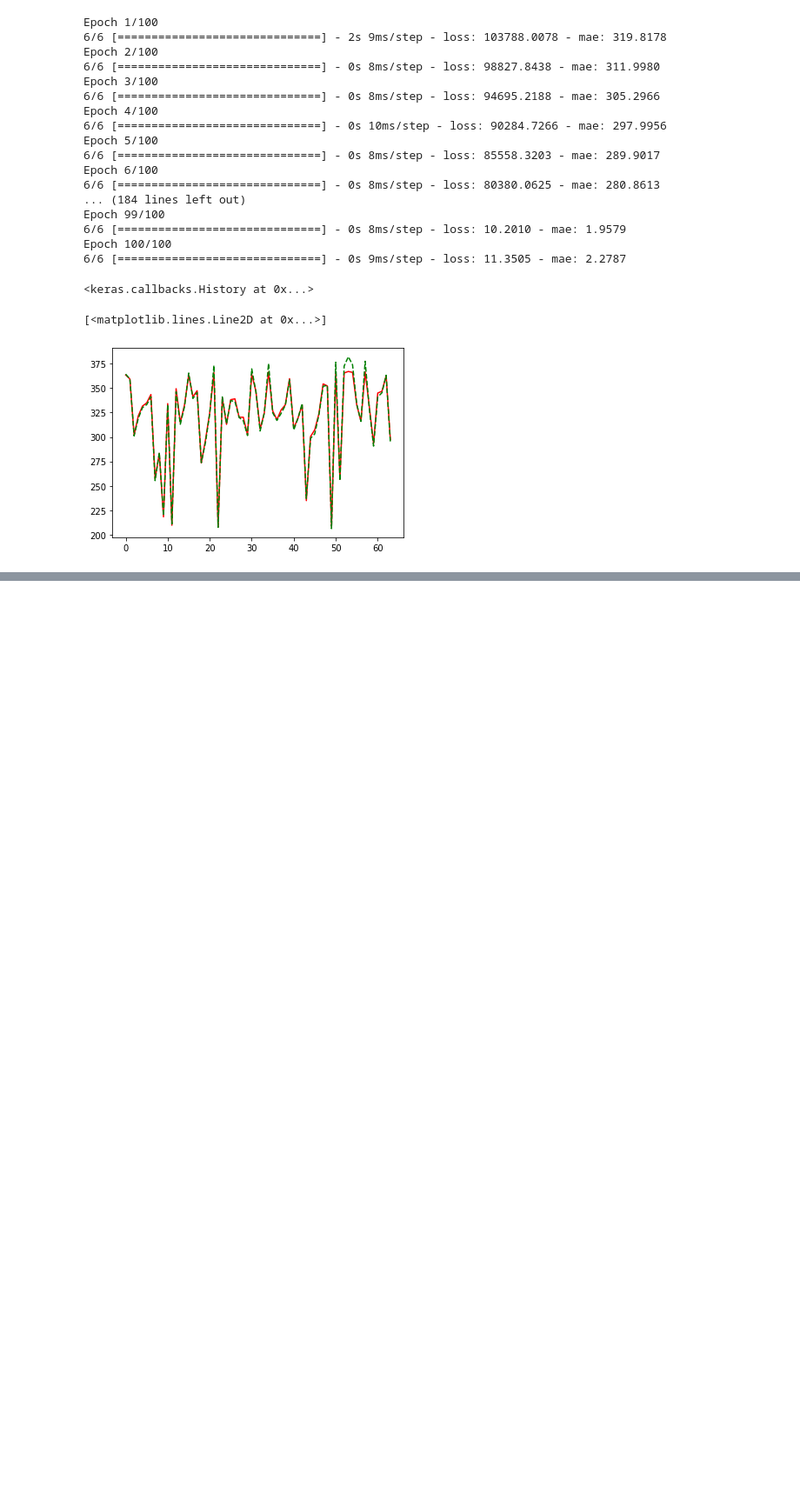
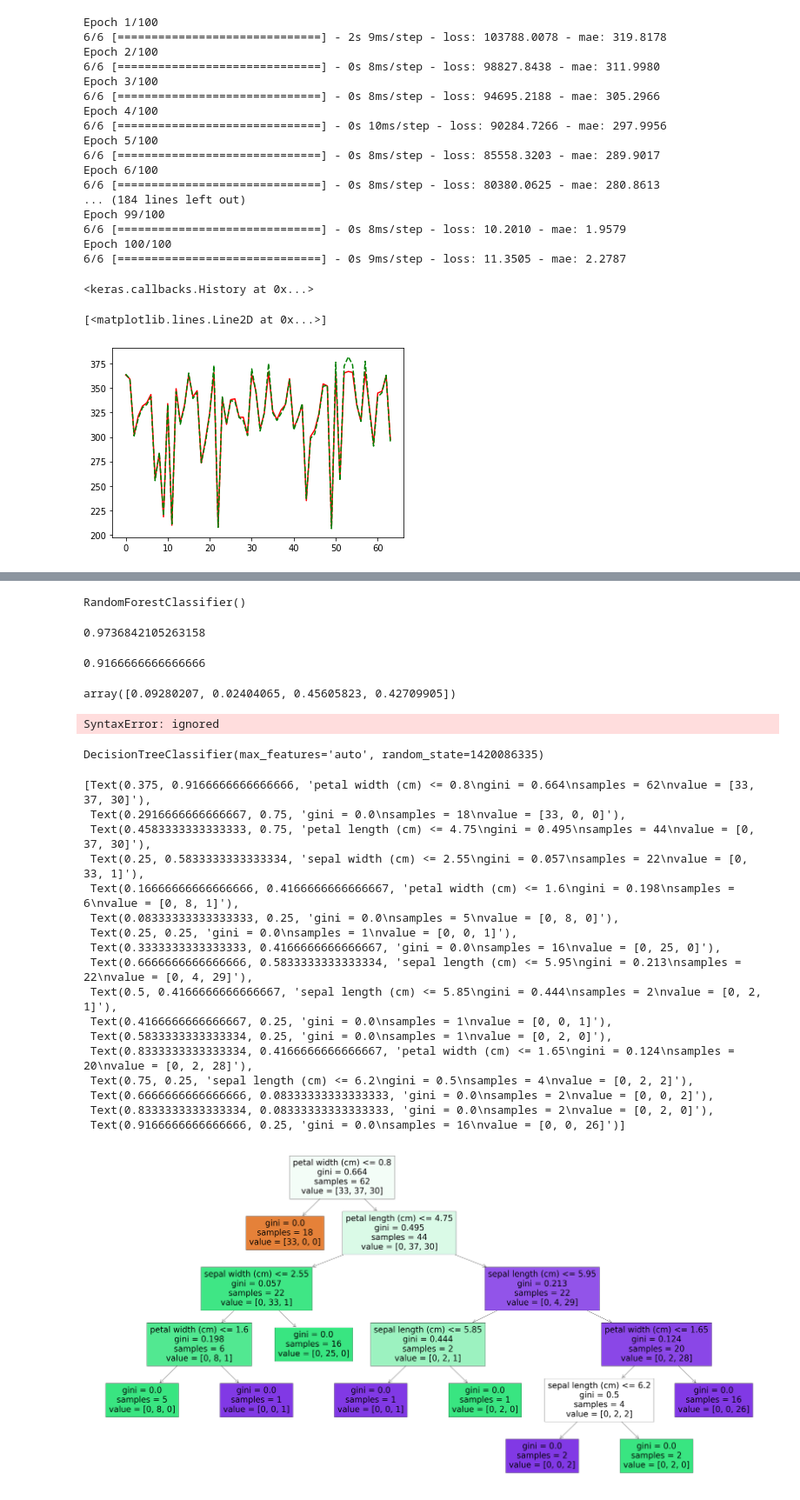
Before and after one commit to eaglehkim/python, a Jupyter notebook: prac5.ipynb, the cells around one changed output, grey strips where cells are left out. Shown at 87% size. Saved outputs shown, nothing was run; the diff lists cells and outputs as text; code cells hidden in the pictures; blank space fills up the shorter version.

```diff
--- a/prac5.ipynb
+++ b/prac5.ipynb
@@ -714,0 +737,59 @@ plt.plot(test_output, 'g--')
+# %%
+from sklearn.model_selection import train_test_split
+train_input, test_input, train_output, test_output = train_test_split(input, output)
+train_input, val_input, train_output, val_output = train_test_split(train_input, train_output, test_size = 0.1)
+# %%
+from sklearn.ensemble import RandomForestClassifier
+rf = RandomForestClassifier()
+# %%
+rf.fit(train_input, train_output)
+# %% [output]
+RandomForestClassifier()
+# %%
+rf.score(test_input, test_output)
+# %% [output]
+0.9736842105263158
+# %%
+rf.score(val_input, val_output)
+# %% [output]
+0.9166666666666666
+# %%
+rf.feature_importances_
+# %% [output]
+array([0.09280207, 0.02404065, 0.45605823, 0.42709905])
+# %%
+from sklearn.tree import plot_tree
+plt.figure(figsize=(60,30))
+plot_tree(rf.filled=True, feature_names = iris.feature_names)
+# error
+# %% [output]
+SyntaxError: ignored
+# %%
+from sklearn.tree import export_graphviz
+rf_sample = rf.estimators_[0]
+rf_sample
+# %% [output]
+DecisionTreeClassifier(max_features='auto', random_state=1420086335)
+# %%
+from sklearn.tree import plot_tree
+plt.figure(figsize=(60,30))
+plot_tree(rf_sample, filled=True, feature_names=iris.feature_names)
+# %% [output]
+[Text(0.375, 0.9166666666666666, 'petal width (cm) <= 0.8\ngini = 0.664\nsamples = 62\nvalue = [33, 37, 30]'),
+ Text(0.2916666666666667, 0.75, 'gini = 0.0\nsamples = 18\nvalue = [33, 0, 0]'),
+ Text(0.4583333333333333, 0.75, 'petal length (cm) <= 4.75\ngini = 0.495\nsamples = 44\nvalue = [0, 37, 30]'),
+ Text(0.25, 0.5833333333333334, 'sepal width (cm) <= 2.55\ngini = 0.057\nsamples = 22\nvalue = [0, 33, 1]'),
+ Text(0.16666666666666666, 0.4166666666666667, 'petal width (cm) <= 1.6\ngini = 0.198\nsamples = 6\nvalue = [0, 8, 1]'),
+ Text(0.08333333333333333, 0.25, 'gini = 0.0\nsamples = 5\nvalue = [0, 8, 0]'),
+ Text(0.25, 0.25, 'gini = 0.0\nsamples = 1\nvalue = [0, 0, 1]'),
+ Text(0.3333333333333333, 0.4166666666666667, 'gini = 0.0\nsamples = 16\nvalue = [0, 25, 0]'),
+ Text(0.6666666666666666, 0.5833333333333334, 'sepal length (cm) <= 5.95\ngini = 0.213\nsamples = 22\nvalue = [0, 4, 29]'),
+ Text(0.5, 0.4166666666666667, 'sepal length (cm) <= 5.85\ngini = 0.444\nsamples = 2\nvalue = [0, 2, 1]'),
+ Text(0.4166666666666667, 0.25, 'gini = 0.0\nsamples = 1\nvalue = [0, 0, 1]'),
+ Text(0.5833333333333334, 0.25, 'gini = 0.0\nsamples = 1\nvalue = [0, 2, 0]'),
+ Text(0.8333333333333334, 0.4166666666666667, 'petal width (cm) <= 1.65\ngini = 0.124\nsamples = 20\nvalue = [0, 2, 28]'),
+ Text(0.75, 0.25, 'sepal length (cm) <= 6.2\ngini = 0.5\nsamples = 4\nvalue = [0, 2, 2]'),
+ Text(0.6666666666666666, 0.08333333333333333, 'gini = 0.0\nsamples = 2\nvalue = [0, 0, 2]'),
+ Text(0.8333333333333334, 0.08333333333333333, 'gini = 0.0\nsamples = 2\nvalue = [0, 2, 0]'),
+ Text(0.9166666666666666, 0.25, 'gini = 0.0\nsamples = 16\nvalue = [0, 0, 26]')]
+[figure, added]
```
Also changed, not shown: parts of 20 cells of this notebook.
